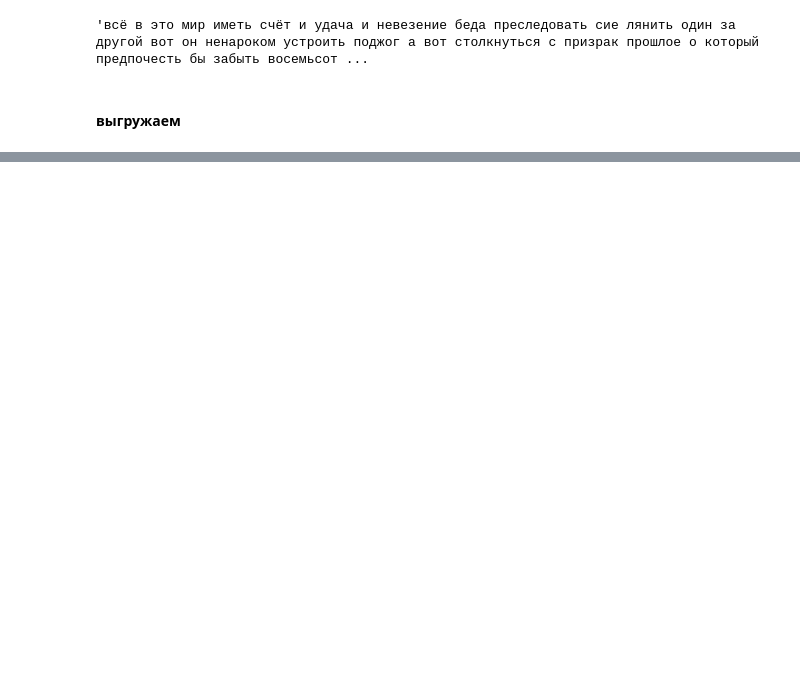
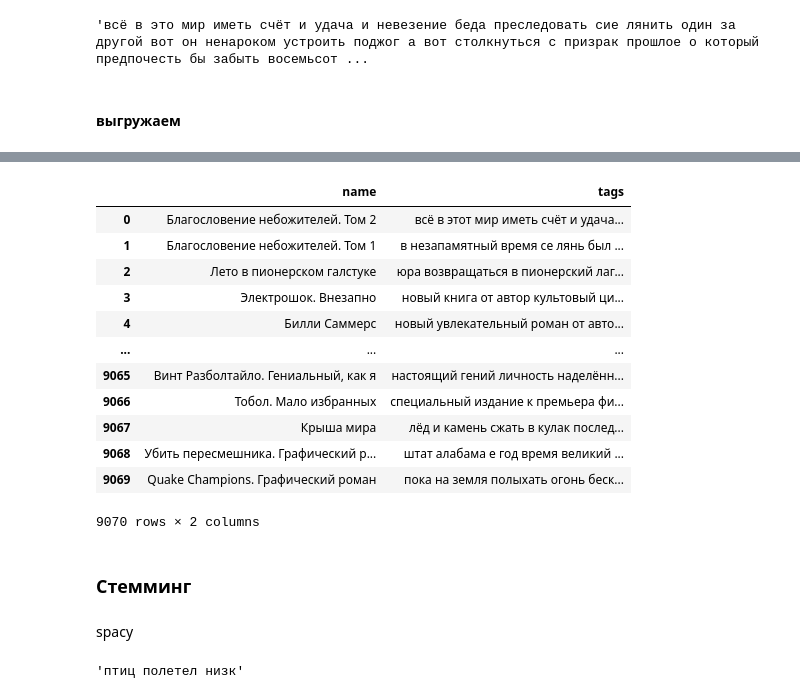
Before and after one commit to ksenia57/Thesis, a Jupyter notebook: Data analysis.ipynb, the cells around one changed output, grey strips where cells are left out. Drawn from its saved outputs; the diff is of its cells as text; code cells hidden in the pictures; blank space fills up the shorter version.

```diff
--- a/Data analysis.ipynb
+++ b/Data analysis.ipynb
@@ -354,0 +395,5 @@ new_df
+# %%
+def spacylem(text):
+   doc = nlp(text)
+   tokens = [token.lemma_ for token in doc]
+   return " ".join(tokens)
@@ -354,0 +404,5 @@ new_df
+# %%
+%%time
+abc = []
+for i in range(len(descr[0])):
+    abc.append(spacylem(descr[0][i]))
@@ -354,0 +418,22 @@ new_df
+# %%
+for i in range(len(descr[0])):
+    descr[0][i] = abc[i]
+# %%
+data['tags'] = descr[0] + data['foo'] + data['section']
+# %%
+new_dfspacy = data[['name', 'tags']]
+new_dfspacy
+# %% [output]
+|  | name | tags |
+| 0 | Благословение небожителей. Том 2 | всё в этот мир иметь счёт и удача... |
+| 1 | Благословение небожителей. Том 1 | в незапамятный время се лянь был ... |
+| 2 | Лето в пионерском галстуке | юра возвращаться в пионерский лаг... |
+| 3 | Электрошок. Внезапно | новый книга от автор культовый ци... |
+| 4 | Билли Саммерс | новый увлекательный роман от авто... |
+| ... | ... | ... |
+| 9065 | Винт Разболтайло. Гениальный, как я | настоящий гений личность наделённ... |
+| 9066 | Тобол. Мало избранных | специальный издание к премьера фи... |
+| 9067 | Крыша мира | лёд и камень сжать в кулак послед... |
+| 9068 | Убить пересмешника. Графический р... | штат алабама е год время великий ... |
+| 9069 | Quake Champions. Графический роман | пока на земля полыхать огонь беск... |
+9070 rows × 2 columns
@@ -354,0 +442,4 @@ new_df
+# %% [markdown]
+### Стемминг
+# %% [markdown]
+spacy
@@ -354,0 +456,4 @@ new_df
+# %%
+stemming('птицы полетели низко')
+# %% [output]
+'птиц полетел низк'
```
Also changed, not shown: parts of 40 cells of this notebook, 1 other file.
